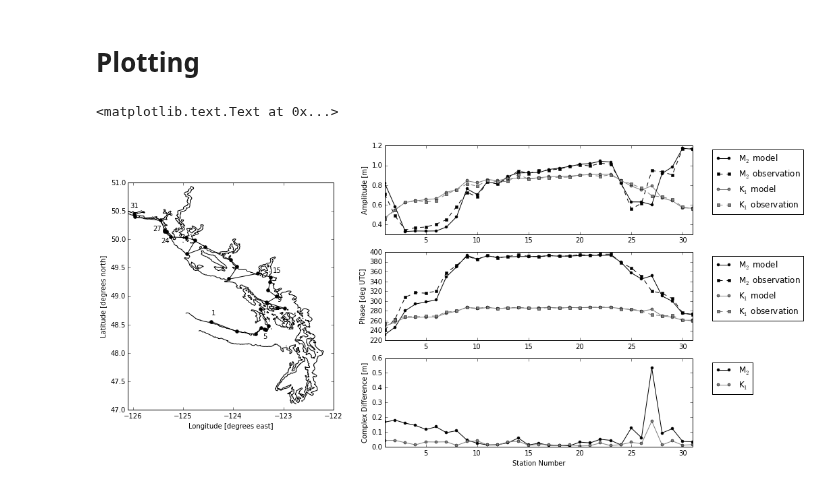
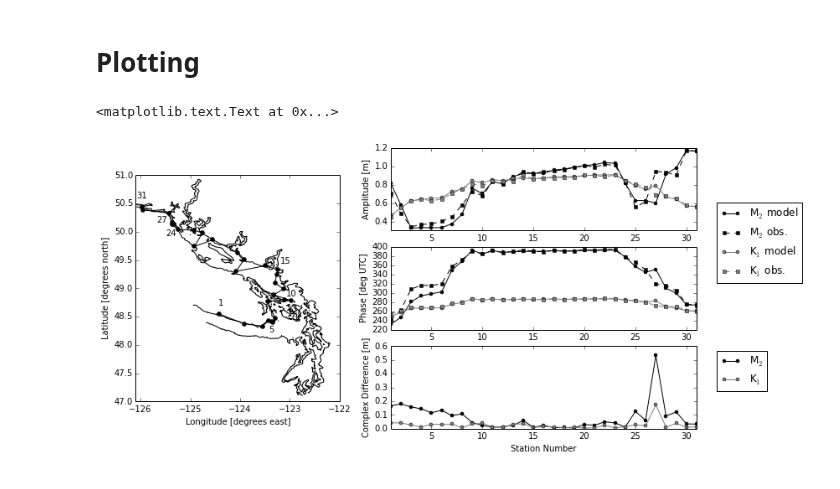
Before and after one commit to SalishSeaCast/storm-surge, a Jupyter notebook: FigureScripts/tides.ipynb, the cells around one changed output. Drawn from its saved outputs; the diff is of its cells as text; code cells hidden in the pictures.

```diff
--- a/FigureScripts/tides.ipynb
+++ b/FigureScripts/tides.ipynb
@@ -310,7 +310,7 @@ with open(outfile, 'wb') as csvfile:
 cmap = plt.get_cmap('Blues')
 cmap.set_bad('burlywood')
 
-fig=plt.figure(figsize=(15,8))
+fig=plt.figure(figsize=(12,6))
 
 gs = gridspec.GridSpec(3, 3, )
 gs = gridspec.GridSpec(3, 2,width_ratios=[1,1.5])
@@ -333,12 +333,15 @@ ax.set_ylabel('Latitude [degrees north]')
 ax.set_xticks([-126,-125,-124,-123,-122])
 viz_tools.set_aspect(ax,coords='map')
 
-for stn in [0,4,8,14,23,26,30]:
+for stn in [0,4,9,14,23,26,30]:
     location = stations_obs[stn]
     lon=-harm_obs.lon[harm_obs.site==location]
     lat=harm_obs.lat[harm_obs.site==location]
     if stn == 4:
         ax.annotate(stn+1, xy = (lon,lat), xytext = (2,-15),ha = 'right', va = 'bottom',
+            textcoords = 'offset points')
+    elif stn == 9:
+        ax.annotate(stn+1, xy = (lon,lat), xytext = (5,3),ha = 'right', va = 'bottom',
             textcoords = 'offset points')
     elif stn ==14:
         ax.annotate(stn+1, xy = (lon,lat), xytext = (15,5),ha = 'right', va = 'bottom',
@@ -355,37 +358,37 @@ for stn in [0,4,8,14,23,26,30]:
 
 ms=4
 
 ax=ax2
 lvec=(np.arange(numsta)+1)
 ax.plot(lvec,M2_amp, '-ko', label = 'M$_2$ model',ms=ms)
 ax.plot(lvec,M2_amp_obs, '--ks', label = 'M$_2$ observation',ms=ms)
 ax.plot(lvec,K1_amp, '-o', color='grey',label = 'K$_1$ model',ms=ms)
 ax.plot(lvec,K1_amp_obs, '--s',color='grey', label = 'K$_1$ observation',ms=ms)
 ax.set_xlim([1,31])
-ax.legend( loc=2,bbox_to_anchor=(1.05, 1) )
+#ax.legend( loc=2,bbox_to_anchor=(1.05, 1) )
 ax.set_ylabel('Amplitude [m]')
 
 ax=ax3
 pha_uw = 180./np.pi * np.unwrap(np.array(M2_pha)*np.pi/180.)
 ax.plot(lvec,pha_uw, '-ko', label = 'M$_2$ model',ms=ms)
 pha_uw = 180./np.pi * np.unwrap(np.array(M2_pha_obs)*np.pi/180.)
-ax.plot(lvec,pha_uw, '--ks', label = 'M$_2$ observation',ms=ms)
+ax.plot(lvec,pha_uw, '--ks', label = 'M$_2$ obs.',ms=ms)
 pha_uw = 180./np.pi * np.unwrap(np.array(K1_pha)*np.pi/180.)
 ax.plot(lvec,pha_uw, '-o', color='grey', label = 'K$_1$ model',ms=ms)
-ax.plot(lvec,K1_pha_obs, '--s', color='grey',label = 'K$_1$ observation',ms=ms)
+ax.plot(lvec,K1_pha_obs, '--s', color='grey',label = 'K$_1$ obs.',ms=ms)
 ax.set_xlim([1,31])
-ax.legend(loc=2, bbox_to_anchor=(1.05, 1) )
+ax.legend(loc=2, bbox_to_anchor=(1.05, 1.6) )
 ax.set_ylabel('Phase [deg UTC]')
 
 ax=ax4
 ax.plot(lvec,D_M2, '-ko', label = 'M$_2$',ms=ms)
 ax.plot(lvec,D_K1, '-o', color='grey', label = 'K$_1$',ms=ms)
 ax.set_xlim([1,31])
 ax.legend( loc=2 ,bbox_to_anchor=(1.05, 1))
 ax.set_xlabel('Station Number')
 ax.set_ylabel('Complex Difference [m]')
 # %% [output]
 <matplotlib.text.Text at 0x...>
-[figure, old version]
+[figure, new version]
 # %%
 fig.savefig('tides.pdf',bbox_inches='tight',dpi=300)
```
Also changed, not shown: 1 other file.
